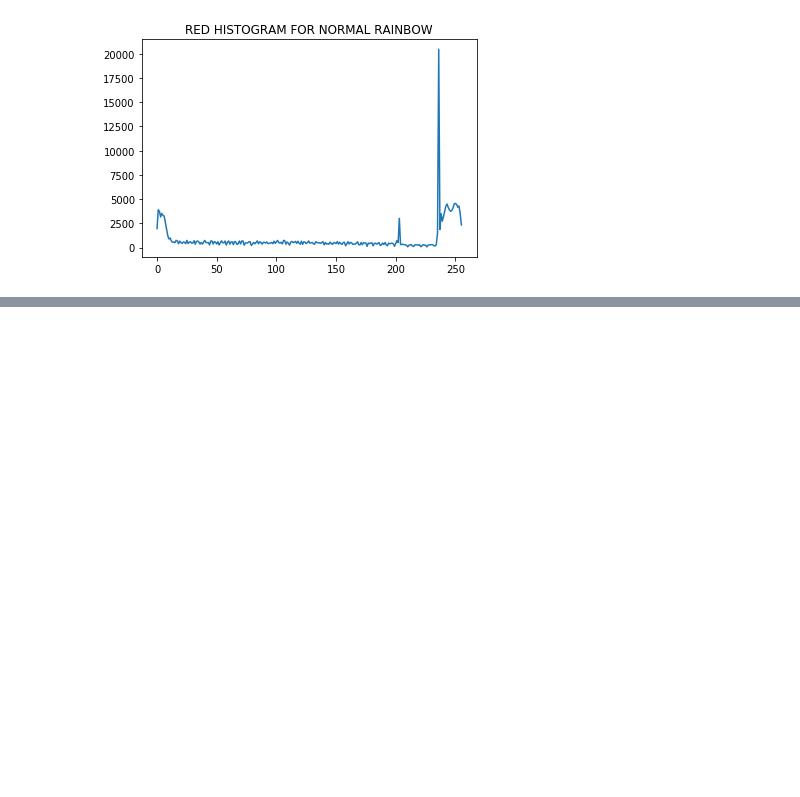
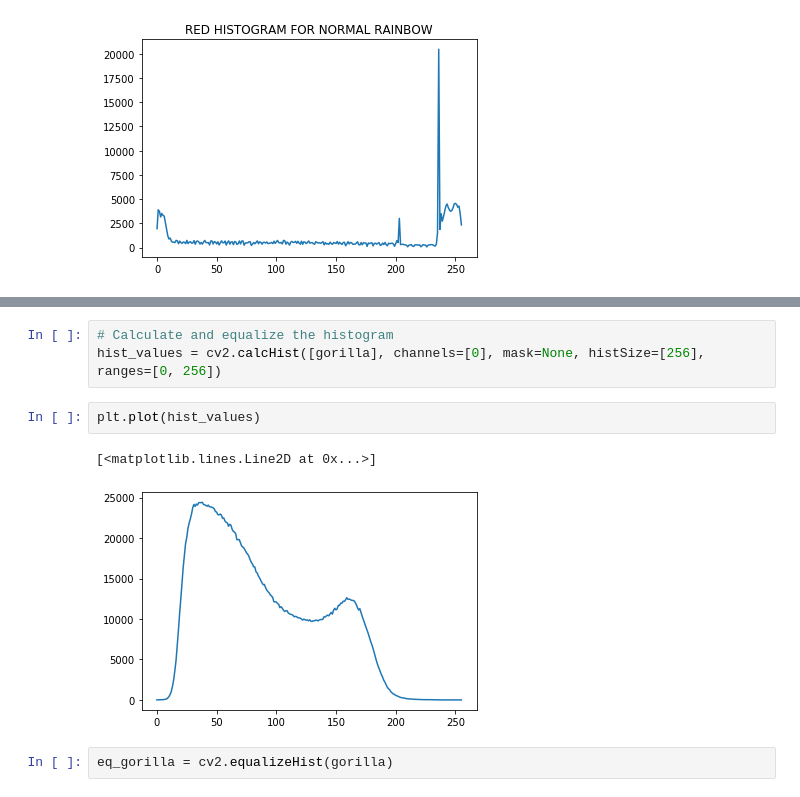
Before and after one commit to neemiasbsilva/dl-and-computer-vision, a Jupyter notebook: image-processing/histograms-means-image.ipynb, the cells around one changed output, grey strips where cells are left out. Cells and saved outputs as stored; diff of their text form; blank space fills up the shorter version.

```diff
--- a/image-processing/histograms-means-image.ipynb
+++ b/image-processing/histograms-means-image.ipynb
@@ -159,0 +178,10 @@ Text(0.5, 1.0, 'RED HISTOGRAM FOR NORMAL RAINBOW')
+# %%
+# Calculate and equalize the histogram
+hist_values = cv2.calcHist([gorilla], channels=[0], mask=None, histSize=[256], ranges=[0, 256])
+# %%
+plt.plot(hist_values)
+# %% [output]
+[<matplotlib.lines.Line2D at 0x...>]
+[figure, added]
+# %%
+eq_gorilla = cv2.equalizeHist(gorilla)
```
Also changed, not shown: parts of 21 cells of this notebook.
